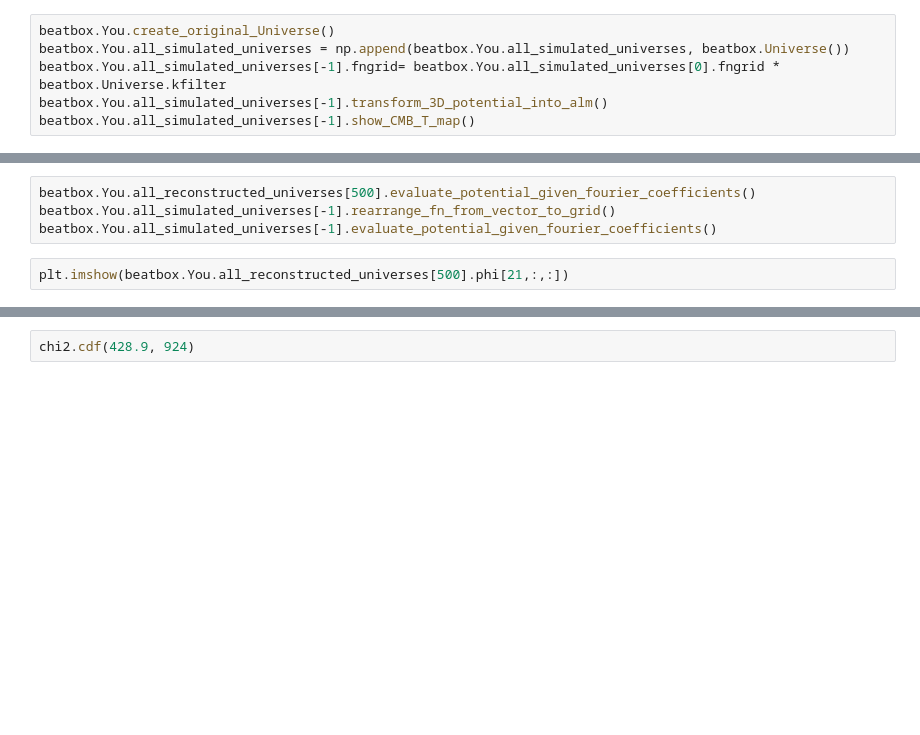
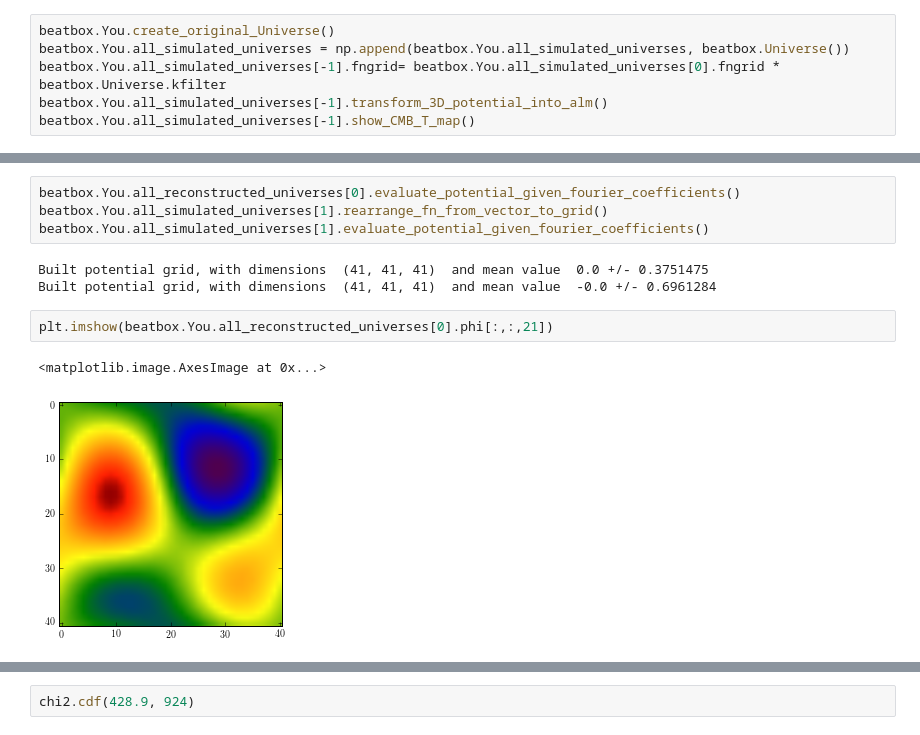
Before and after one commit to LaurencePeanuts/Music, a Jupyter notebook: Scripts/RecAnalysis_largeN.ipynb, the cells around one changed output, grey strips where cells are left out. Drawn from its saved outputs; the diff is of its cells as text; blank space fills up the shorter version.

```diff
--- a/Scripts/RecAnalysis_largeN.ipynb
+++ b/Scripts/RecAnalysis_largeN.ipynb
@@ -151,7 +242,13 @@ execfile ('_PlotMargPost.py')
 # %%
-beatbox.You.all_reconstructed_universes[500].evaluate_potential_given_fourier_coefficients()
-beatbox.You.all_simulated_universes[-1].rearrange_fn_from_vector_to_grid()
-beatbox.You.all_simulated_universes[-1].evaluate_potential_given_fourier_coefficients()
+beatbox.You.all_reconstructed_universes[0].evaluate_potential_given_fourier_coefficients()
+beatbox.You.all_simulated_universes[1].rearrange_fn_from_vector_to_grid()
+beatbox.You.all_simulated_universes[1].evaluate_potential_given_fourier_coefficients()
+# %% [output]
+Built potential grid, with dimensions  (41, 41, 41)  and mean value  0.0 +/- 0.3751475
+Built potential grid, with dimensions  (41, 41, 41)  and mean value  -0.0 +/- 0.6961284
 # %%
-plt.imshow(beatbox.You.all_reconstructed_universes[500].phi[21,:,:])
+plt.imshow(beatbox.You.all_reconstructed_universes[0].phi[:,:,21])
+# %% [output]
+<matplotlib.image.AxesImage at 0x...>
+[figure, added]
 # %%
```
Also changed, not shown: parts of 25 cells of this notebook, 5 other files.
